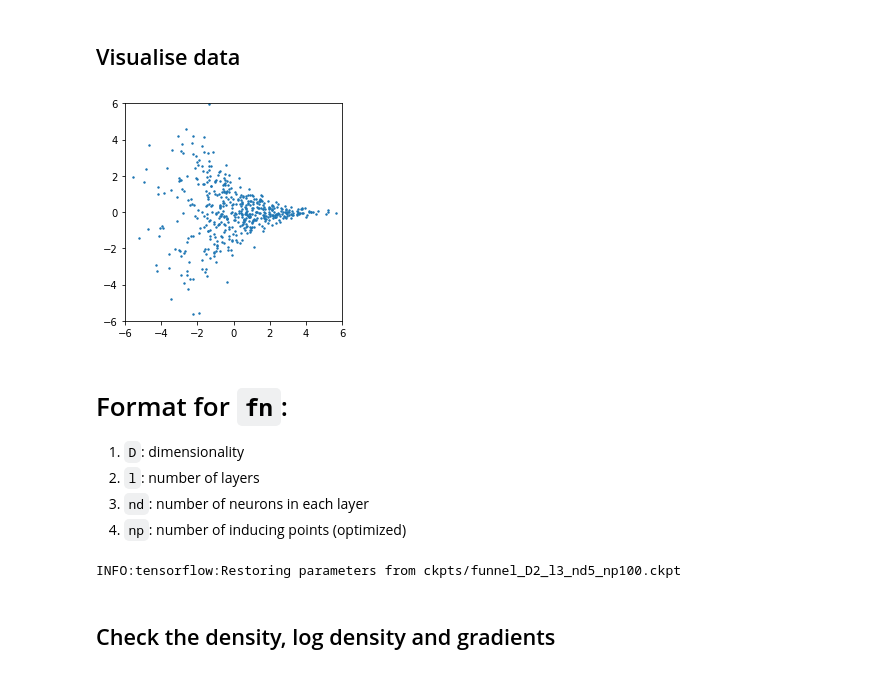
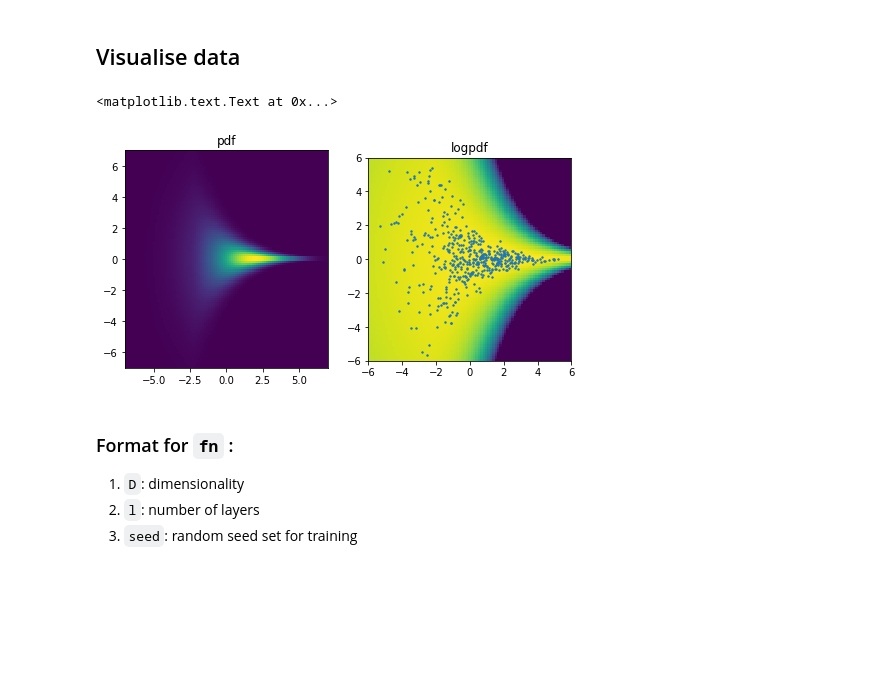
Before and after one commit to kevin-w-li/deep-kexpfam, a Jupyter notebook: load_model.ipynb, the cells around one changed output. Cells and saved outputs as stored; diff of their text form; code cells hidden in the pictures; blank space fills up the shorter version.

```diff
--- a/load_model.ipynb
+++ b/load_model.ipynb
@@ -14,27 +15,43 @@ np.set_printoptions(precision=3, linewidth=120)
 # %%
 D = 2
 p = Funnel(sigma=2, D=D, lim=10)
 
-plot_size=12
+plot_size=14
 ngrid = 100
 
 eval_grid = np.linspace(-plot_size/2,plot_size/2,ngrid)
 
-if D == 2:
-    eval_points = np.array([[xv,yv]
-        for xv in eval_grid
-                for yv in eval_grid])
+eval_points = np.array([[xv,yv] + [0.01]*(D-2)
+    for xv in eval_grid
+            for yv in eval_grid])
+#eval_points = np.random.randn(ngrid, D)
 
 rand_train_data = p.sample(500)
+
+fig, axes = plt.subplots(1,2,figsize=(8,4))
+
 plt.scatter(rand_train_data[:,0],rand_train_data[:,1],2)
 plt.xlim([-6,6])
 plt.ylim([-6,6])
 plt.gca().set_aspect("equal")
+
+logpdf = p.logpdf(eval_points)
+logpdf = logpdf.reshape(ngrid,ngrid)
+logpdf -= logpdf.max()+20
+pdf    = np.exp(logpdf)
+pdf /= pdf.sum()
+
+ax = axes[0]
+ax.pcolor(eval_grid, eval_grid, pdf.T,  zorder=0)
+ax.set_title("pdf")
+ax = axes[1]
+ax.pcolor(eval_grid, eval_grid, logpdf.T, vmin=-100, zorder=0)
+ax.set_title("logpdf")
 # %% [output]
+<matplotlib.text.Text at 0x...>
-[figure, old version]
+[figure, new version]
 # %% [markdown]
-# Format for `fn`:
+### Format for `fn` :
 1. `D`: dimensionality
 1. `l`: number of layers
-1. `nd`: number of neurons in each layer
-1. `np`: number of inducing points (optimized)
+1. `seed`: random seed set for training
@@ -77,17 +57,0 @@ ckpt = "ckpts/"+fn+".ckpt"
-# %%
-# evaluation has to be done in a session.
-with tf.Session(config=config) as sess:
-    saver = tf.train.Saver()
-    saver.restore(sess, ckpt)
-    hv_value, gv_value, fv_value = sess.run([hv, gv,fv], feed_dict={test_data:eval_points})
-
-
-fv_value = fv_value.reshape(ngrid,ngrid)
-gv_value = gv_value.reshape(ngrid,ngrid,2)
-logpdf   = fv_value-fv_value.mean()
-pdf      = np.exp(logpdf)
-pdf /= pdf.sum()
-# %% [output]
-INFO:tensorflow:Restoring parameters from ckpts/funnel_D2_l3_nd5_np100.ckpt
-# %% [markdown]
-## Check the density, log density and gradients
```
Also changed, not shown: parts of 4 cells of this notebook, 4 other files.
